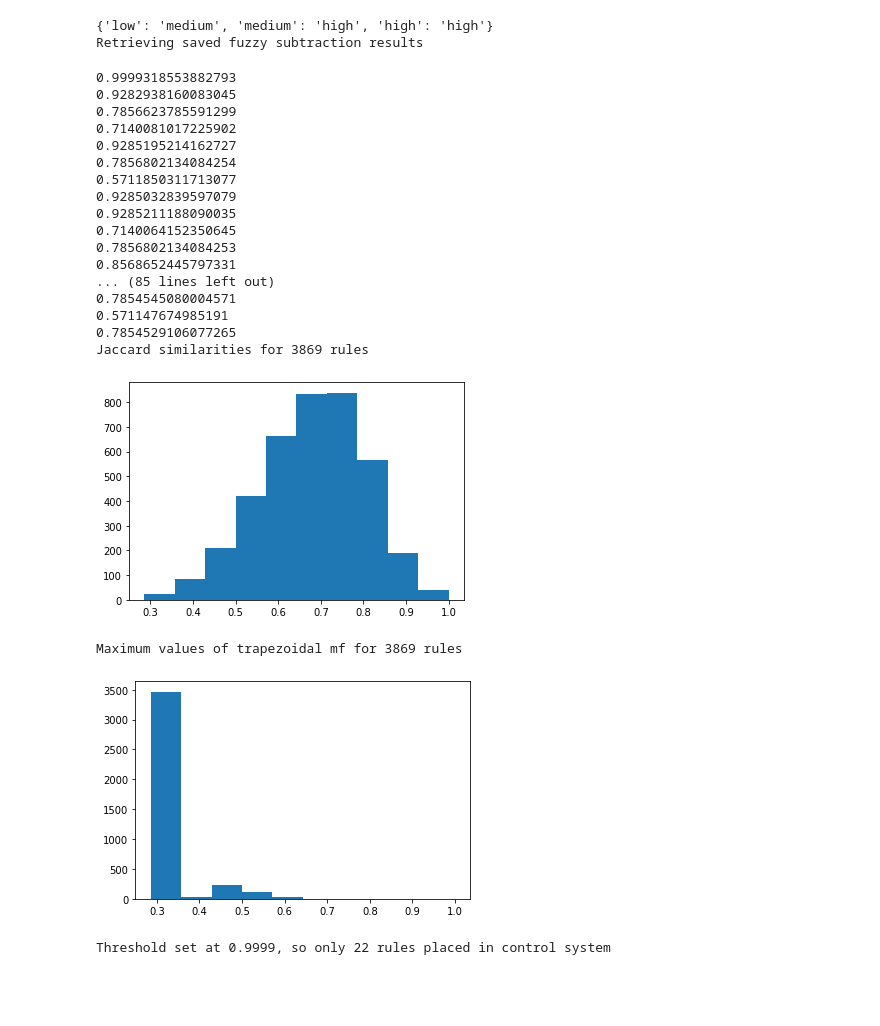
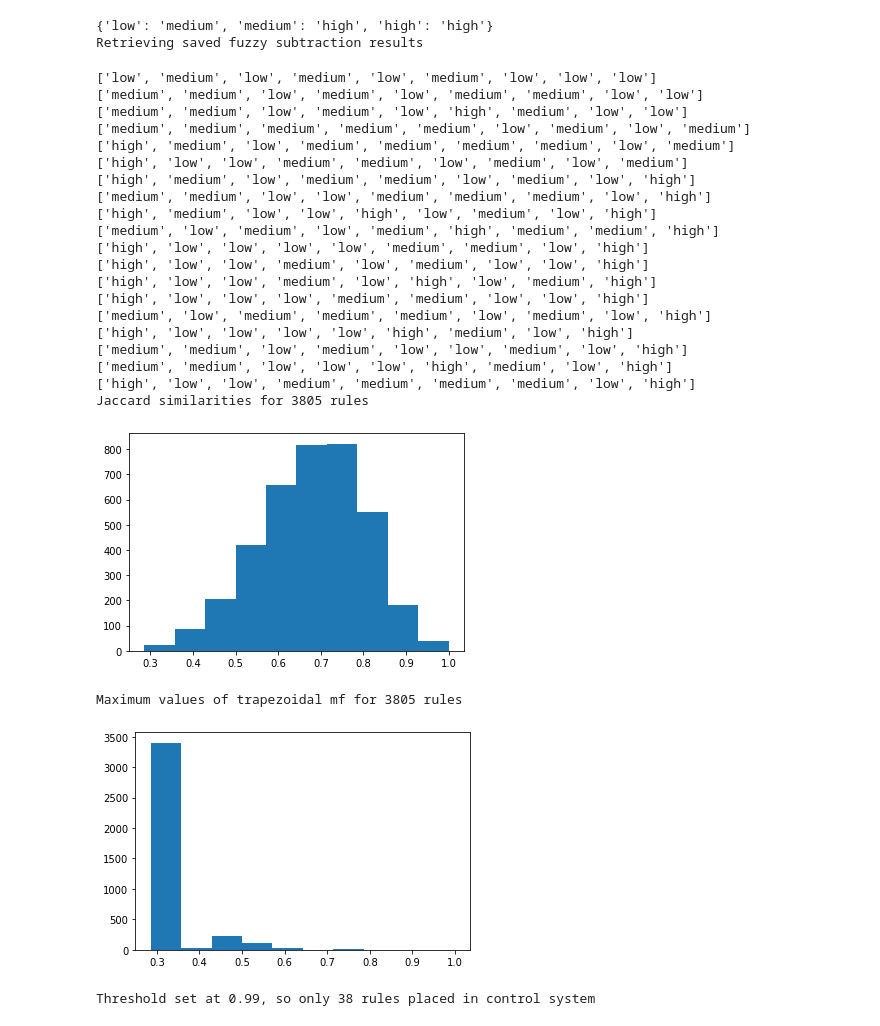
Before and after one commit to pungaliy/fuzzy-mining-decision-rule, a Jupyter notebook: similarity_decision_rule_demo.ipynb, the cells around one changed output. Saved outputs shown, nothing was run; the diff lists cells and outputs as text; code cells hidden in the pictures; blank space fills up the shorter version.

Commit message:
Another fix. Similarity decision rules yield positive means now

```diff
--- a/similarity_decision_rule_demo.ipynb
+++ b/similarity_decision_rule_demo.ipynb
@@ -139,30 +139,33 @@ Retrieving saved fuzzy subtraction results
 # %%
 # A local machine may not be able to handle this if the threshold is too low, but a low threshold is necessary
 # In fact, the only reason to use a higher threshold I found was for testing purposes. Please avoid using it
 # Note that a high threshold will yield results leading to a mean change of 0
-similarityDecisionControlSystem = fuzzyObject.generateSimilarityDecisionControlSystem(transitionPairs, U, delta_u_consequent, threshold=0.9999)
+similarityDecisionControlSystem = fuzzyObject.generateSimilarityDecisionControlSystem(transitionPairs, U, delta_u_consequent, threshold=0.99)
 # %% [output]
-0.9999318553882793
-0.9282938160083045
-0.7856623785591299
-0.7140081017225902
-0.9285195214162727
-0.7856802134084254
-0.5711850311713077
-0.9285032839597079
-0.9285211188090035
-0.7140064152350645
-0.7856802134084253
-0.8568652445797331
-... (85 lines left out)
-0.7854545080004571
-0.571147674985191
-0.7854529106077265
-Jaccard similarities for 3869 rules
+['low', 'medium', 'low', 'medium', 'low', 'medium', 'low', 'low', 'low']
+['medium', 'medium', 'low', 'medium', 'low', 'medium', 'medium', 'low', 'low']
+['medium', 'medium', 'low', 'medium', 'low', 'high', 'medium', 'low', 'low']
+['medium', 'medium', 'medium', 'medium', 'medium', 'low', 'medium', 'low', 'medium']
+['high', 'medium', 'low', 'medium', 'medium', 'medium', 'medium', 'low', 'medium']
+['high', 'low', 'low', 'medium', 'medium', 'low', 'medium', 'low', 'medium']
+['high', 'medium', 'low', 'medium', 'medium', 'low', 'medium', 'low', 'high']
+['medium', 'medium', 'low', 'low', 'medium', 'medium', 'medium', 'low', 'high']
+['high', 'medium', 'low', 'low', 'high', 'low', 'medium', 'low', 'high']
+['medium', 'low', 'medium', 'low', 'medium', 'high', 'medium', 'medium', 'high']
+['high', 'low', 'low', 'low', 'low', 'medium', 'medium', 'low', 'high']
+['high', 'low', 'low', 'medium', 'low', 'medium', 'low', 'low', 'high']
+['high', 'low', 'low', 'medium', 'low', 'high', 'low', 'medium', 'high']
+['high', 'low', 'low', 'low', 'medium', 'medium', 'low', 'low', 'high']
+['medium', 'low', 'medium', 'medium', 'medium', 'low', 'medium', 'low', 'high']
+['high', 'low', 'low', 'low', 'low', 'high', 'medium', 'low', 'high']
+['medium', 'medium', 'low', 'medium', 'low', 'low', 'medium', 'low', 'high']
+['medium', 'medium', 'low', 'low', 'low', 'high', 'medium', 'low', 'high']
+['high', 'low', 'low', 'medium', 'medium', 'medium', 'medium', 'low', 'high']
+Jaccard similarities for 3805 rules
-[figure, old version]
+[figure, new version]
-Maximum values of trapezoidal mf for 3869 rules
+Maximum values of trapezoidal mf for 3805 rules
-[figure, old version]
+[figure, new version]
-Threshold set at 0.9999, so only 22 rules placed in control system
+Threshold set at 0.99, so only 38 rules placed in control system
 # %%
 from sklearn.neural_network import MLPRegressor
 # separate label from X_train using above
```
Also changed, not shown: parts of 3 cells of this notebook, 2 other files.
